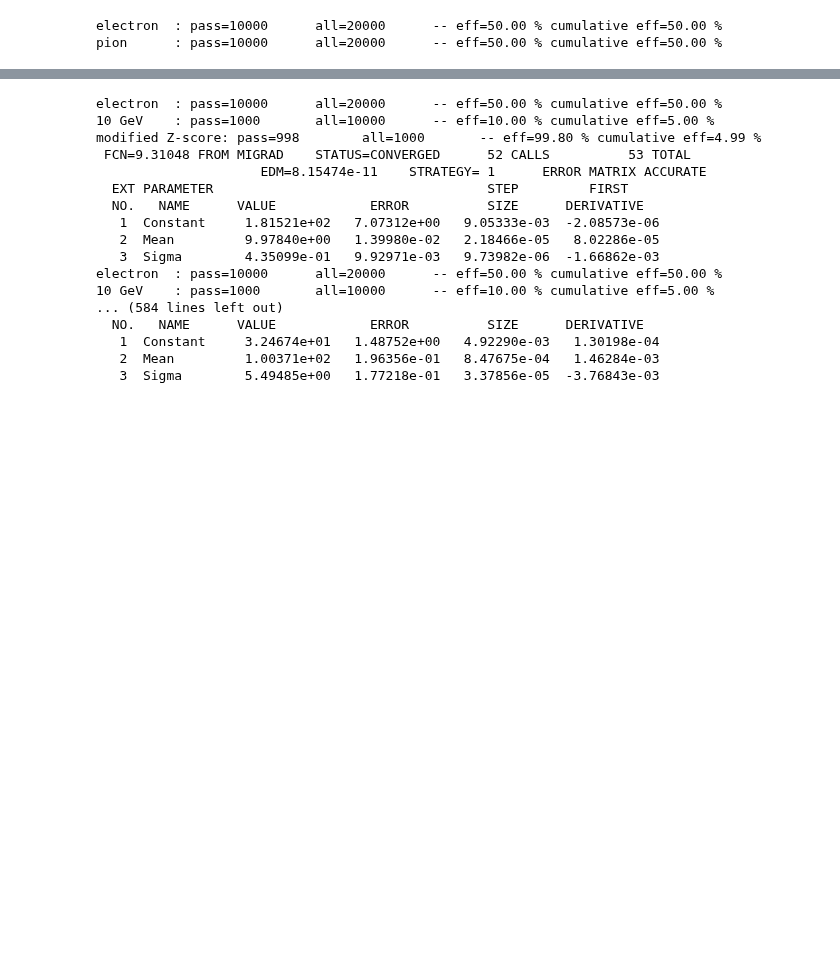
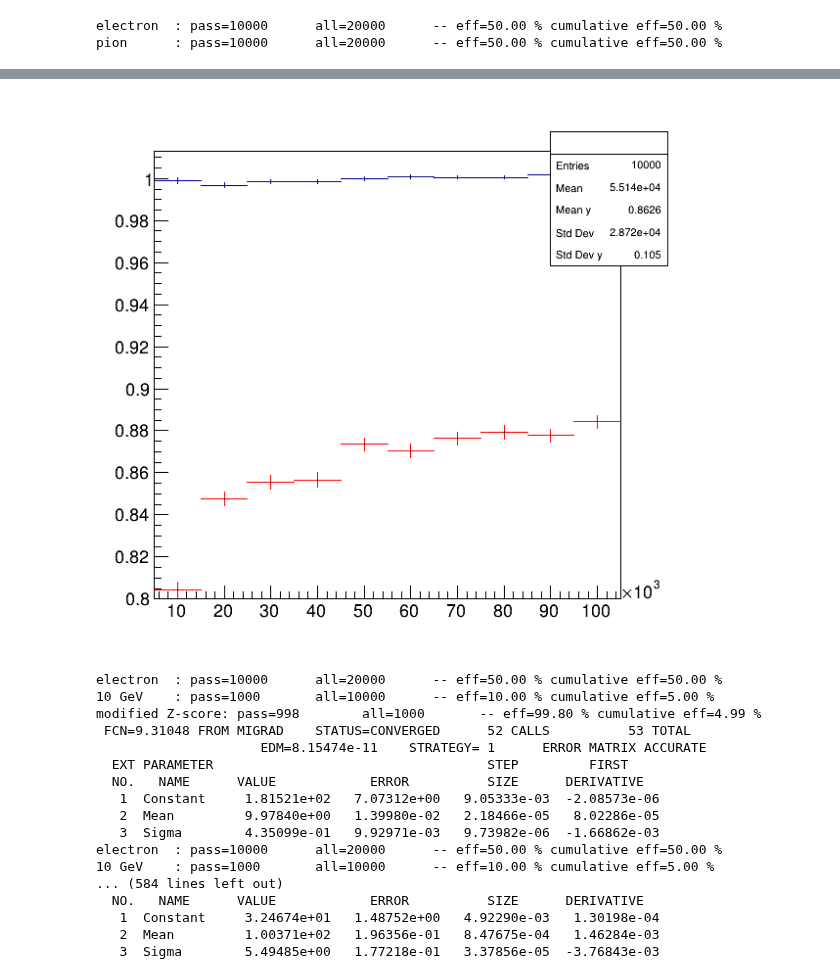
Before and after one commit to mollyhjorthjensen/DREAM, a Jupyter notebook: Analysis/validation2.ipynb, the cells around one changed output, grey strips where cells are left out. Drawn from its saved outputs; the diff is of its cells as text; code cells hidden in the pictures; blank space fills up the shorter version.

```diff
--- a/Analysis/validation2.ipynb
+++ b/Analysis/validation2.ipynb
@@ -25,3 +15,6 @@ def modifiedZscore(rdf, col, D=3.5):
+# %%
+# leakage correction
+leakage = "{}*1./(1.-LateralLeakage)"
 # %%
 cal = np.load("calibration.pkl.npy", allow_pickle=True).item()
 # %%
@@ -42,11 +33,10 @@ print(rdf.GetColumnNames())
 { "PrimaryPDG", "PrimaryEnergy", "PrimaryDecayMode", "LateralLeakage", "AbsorberMaterial", "VoxelsAlongY", "VecShowerPDG", "VecShowerCharge", "VecShowerPosition", "VecShowerEnergy", "VecShowerMomentum ...
 # %%
 rdf2 = rdf
-rdf2 = rdf2.Define("Chi", f"{cal['chi']}")
-rdf2 = rdf2.Define("VecSignalScnt_corr", leakageCorrection("VecSignalScnt"))
-rdf2 = rdf2.Define("VecSignalCkov_corr", leakageCorrection("VecSignalCkov"))
-rdf2 = rdf2.Define("VecSignalScnt_cal", f"VecSignalScnt*{cal['Scnt']}")
-rdf2 = rdf2.Define("VecSignalCkov_cal", f"VecSignalCkov*{cal['Ckov']}")
+rdf2 = rdf2.Define("VecSignalScnt_corr", leakage.format("VecSignalScnt"))
+rdf2 = rdf2.Define("VecSignalCkov_corr", leakage.format("VecSignalCkov"))
+rdf2 = rdf2.Define("VecSignalScnt_cal", f"VecSignalScnt/{cal['Scnt']}")
+rdf2 = rdf2.Define("VecSignalCkov_cal", f"VecSignalCkov/{cal['Ckov']}")
 rdf2 = rdf2.Define("Ssum", "Sum(VecSignalScnt_cal)")
 rdf2 = rdf2.Define("Csum", "Sum(VecSignalCkov_cal)")
 rdf2 = rdf2.Define("Snorm", f"Ssum / PrimaryEnergy")
@@ -54,10 +44,10 @@ rdf2 = rdf2.Define("Cnorm", f"Csum / PrimaryEnergy")
 rdf2 = rdf2.Define("CoverS", "Cnorm/Snorm")
 rdf2_e = rdf2.Filter("PrimaryPDG == 11", "electron")
 rdf2_pi = rdf2.Filter("PrimaryPDG == -211", "pion")
-rdf2_e = rdf2_e.Define("rec_energy", f"(Ssum+Csum)/2")
-rdf2_pi = rdf2_pi.Define("rec_energy", f"(Ssum-Chi*Csum)/(1-Chi)")
-rdf2_e = rdf2_e.Define("rmse", "abs(PrimaryEnergy-rec_energy)/PrimaryEnergy")
-rdf2_pi = rdf2_pi.Define("rmse", "abs(PrimaryEnergy-rec_energy)/PrimaryEnergy")
+# rdf2_e = rdf2_e.Define("rec_energy", f"(Ssum+Csum)/2")
+# rdf2_pi = rdf2_pi.Define("rec_energy", f"(Ssum-{cal['chi']}*Csum)/(1-{cal['chi']})")
+# rdf2_e = rdf2_e.Define("rmse", "abs(PrimaryEnergy-rec_energy)/PrimaryEnergy")
+# rdf2_pi = rdf2_pi.Define("rmse", "abs(PrimaryEnergy-rec_energy)/PrimaryEnergy")
 
 # print cuts report
 cutsReport_e = rdf2_e.Report()
@@ -70,3 +87,18 @@ pion      : pass=10000      all=20000      -- eff=50.00 % cumulative eff=50.00 %
+# %%
+c1 = ROOT.TCanvas("c1", "c1", 600, 600)
+xlow = 5000
+xup = 105000
+nbins = 10
+model = ("", "", nbins, xlow, xup)
+h1 = rdf2_e.Profile1D(model, "PrimaryEnergy", "Snorm")
+h2 = rdf2_pi.Profile1D(model, "PrimaryEnergy", "Snorm")
+h1.Draw()
+h2.Draw("sames")
+h2.SetLineColor(ROOT.kRed)
+h1.SetMinimum(0.8)
+c1.Draw()
+# %% [output]
+[figure, added]
 # %%
 import copy
 ROOT.gStyle.SetOptStat("emr")
```
Also changed, not shown: parts of 4 cells of this notebook, 1 other file.
